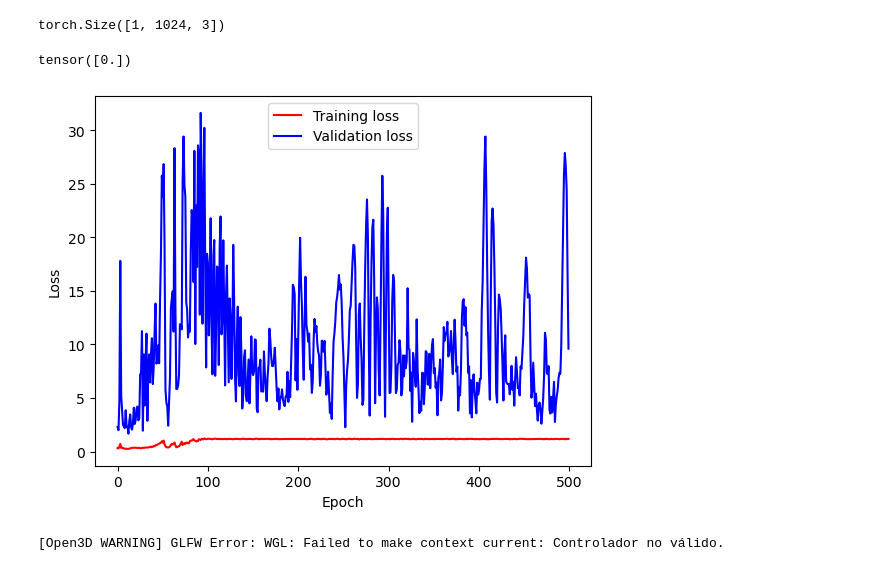
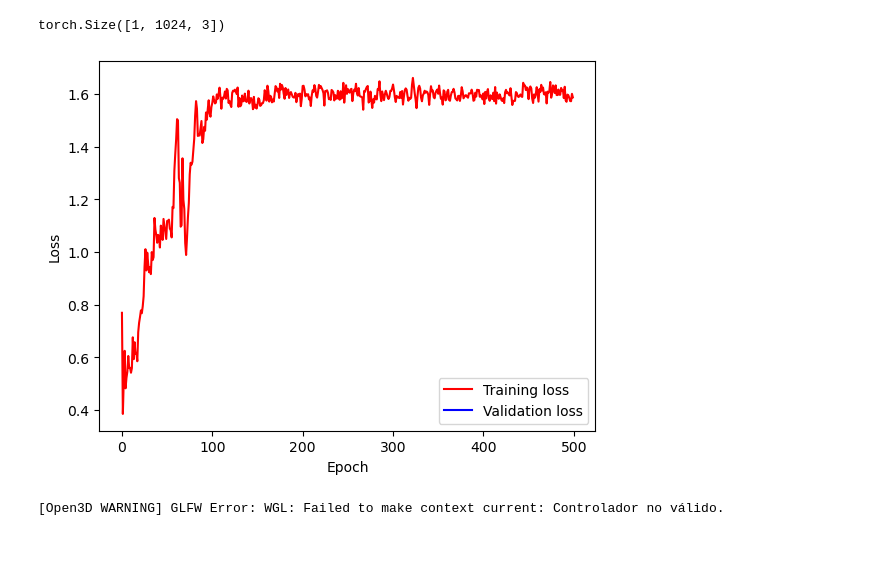
Before and after one commit to alejandroHdzV/prnet, a Jupyter notebook: RegExp_and_GD.ipynb, the cells around one changed output. Cells and saved outputs as stored; diff of their text form; code cells hidden in the pictures.

```diff
--- a/RegExp_and_GD.ipynb
+++ b/RegExp_and_GD.ipynb
@@ -316,7 +316,7 @@ N = 2048
 # trainset = GeneratedTrainingData(None, generated_training_data_path, N)
 trainset = VTCTestRegistrationData('vtc_testing_dataset.hdf5', N_before_sampling)
 
-idx = 30
+idx = 0
 test_cts = trainset[idx]
 scaling = 1
 
@@ -347,7 +347,14 @@ transform[:3, 3] = test_cts[3].detach().cpu().numpy() * scaling
 x = x.view(1,N,3) # source
 y = y.view(1,N,3) # target
 
+x_copy = x.clone()
+x = torch.cat((x, y), dim=0)
+y = torch.cat((y, x_copy), dim=0)
+
 # Align source to target
 # y_copy = y.view(1,N,3)
 # y = x.view(1,N,3) # target
 # x = y_copy # source
+
+
+x.shape, y.shape
@@ -376,9 +385,18 @@ def projected_chamfer_loss(x, y):
 
     return cd_yx + cd_xx + cd_xy
 
+import torch.nn.functional as F
 
+class RigidMotionLoss(nn.Module):
+    def __init__(self):
+        super(RigidMotionLoss, self).__init__()
+        self.discount_factor = 1
 
-projected_chamfer_loss(x, y)
+    def forward(self, rotation_ab, translation_ab, rotation_ba, translation_ba, iteration_n = 1):
+        batch_size = rotation_ab.size(0)
+        identity = torch.eye(3, device=rotation_ab.device).unsqueeze(0).repeat(batch_size, 1, 1)
+        return (F.mse_loss(torch.matmul(rotation_ba.transpose(2, 1), rotation_ab), identity) \
+                   + F.mse_loss(translation_ba, translation_ab)) * self.discount_factor**iteration_n
 # %% [output]
 tensor(0.0464)
 # %%
@@ -390,14 +408,6 @@ tensor(0.0464)
 # ) -> Tuple[torch.Tensor, torch.Tensor]:
 # %% [output]
 torch.Size([1, 1024, 3])
-# %%
-def get_gradient_norm(t_params, quat_params):
-    return torch.cat((t_params.grad, quat_params.grad), 1).norm(dim=-1)
-
-
-get_gradient_norm(t_params, quat_params)
-# %% [output]
-tensor([0.])
 # %%
 def chamfer_loss(x, y):
     loss_chamfer, _ = chamfer_distance(x,y)
@@ -418,13 +428,21 @@ def get_B_eye_quaternions(B):
 def check_convergence(w0, w1, threshold = 0.00005):
     return np.linalg.norm(w0-w1) < threshold
 
+def get_gradient_norm(t_params, quat_params):
+    return torch.cat((t_params.grad, quat_params.grad), 1).norm(dim=-1)
+
+
+
 lr = 0.05         # Learning rate
-B = 1             # Batch size
+B = x.shape[0]    # Batch size
 K = 5             # Number of neighbors
 radius = 0.15     # Neighbors search radius
 gamma = 2         # Overlap loss constant
 alpha = 6         # Project loss constant
+epochs = 500        # No of epochs to run
+rg_mot_loss_coeff = 0
 
+rigid_motion_loss = RigidMotionLoss()
 f1_loss_function = F1ScoreLoss(radius*radius, K=K)
 t_params = torch.zeros(B, 3, requires_grad=True)
 quat_params = matrix_to_quaternion(get_B_eye_rotation_matrices(B)).requires_grad_()
@@ -435,46 +453,56 @@ loss_tracking = []
 grad_tracking = []
 
 
-for iter in range(500):
+for iter in range(epochs):
     t = Transform3d().rotate(quaternion_to_matrix(quat_params)).translate(t_params) # scale(s1_params).
 
     y_transformed = t.transform_points(y).float().requires_grad_()
 
     # Forward pass and backward pass
+    ####### RIGID MOTION LOSS #######
+    quat2mtx = quaternion_to_matrix(quat_params)
+    rig_mot_loss = rg_mot_loss_coeff * rigid_motion_loss(quat2mtx[0].view(1,3,3), t_params[0].view(1,1,3),
+                  quat2mtx[1].view(1,3,3), t_params[1].view(1,1,3))
+    ################################
 
-    loss =  + alpha * projected_chamfer_loss(x, y_transformed) + gamma * f1_loss_function(x, y_transformed)
+    # if iter < int(epochs * 0.7):
+    #     loss = chamfer_loss(x, y_transformed) + alpha * projected_chamfer_loss(x, y_transformed)
+    # elif iter >= int(epochs * 0.7):
+    loss = chamfer_loss(x, y_transformed) + alpha * projected_chamfer_loss(x, y_transformed) \
+        + gamma * f1_loss_function(x, y_transformed) + rig_mot_loss
 
     # + gamma * f1_loss_function(x, y_transformed)
     # chamfer_loss(x, y_transformed)
     # f1_loss_function(x, y_transformed)
     # dist(x.cuda(), y_transformed.cuda()).sum() #
     #############
         # some succeed with projected and some with standard CD
     ##############
     loss.backward()
 
     loss_tracking.append(loss.cpu().detach().numpy())
 
-    grad_tracking.append(get_gradient_norm(t_params, quat_params).cpu().detach().numpy())
+    # grad_tracking.append(get_gradient_norm(t_params, quat_params).cpu().detach().numpy())
 
     # Update parameters using the optimizer
 
     # print("Params (before): ", t_params, quat_params)
     optimizer.step()
     # print("Params (after): ", t_params, quat_params)
 
     # Zero out gradients for the next iteration
     optimizer.zero_grad()
 
 plot_accuracy_and_loss(loss_tracking, grad_tracking)
 
 # X and Y are both zero-centered at this point
-draw_registration_result(initialize_pointcloud(x[0].detach().cpu().numpy()),
-                         initialize_pointcloud(y[0].detach().cpu().numpy()),
-                         np.eye(4))
+def draw_registration_result_from_tensor(idx):
+    draw_registration_result(initialize_pointcloud(x[idx].detach().cpu().numpy()),
+                            initialize_pointcloud(y[idx].detach().cpu().numpy()),
+                            np.eye(4))
 
-draw_registration_result(initialize_pointcloud(x[0].detach().cpu().numpy()),
-                         initialize_pointcloud(y_transformed[0].detach().cpu().numpy()),
-                         np.eye(4))
+    draw_registration_result(initialize_pointcloud(x[idx].detach().cpu().numpy()),
+                            initialize_pointcloud(y_transformed[idx].detach().cpu().numpy()),
+                            np.eye(4))
 # %% [output]
-[figure, old version]
+[figure, new version]
```
Also changed, not shown: parts of 2 cells of this notebook.
